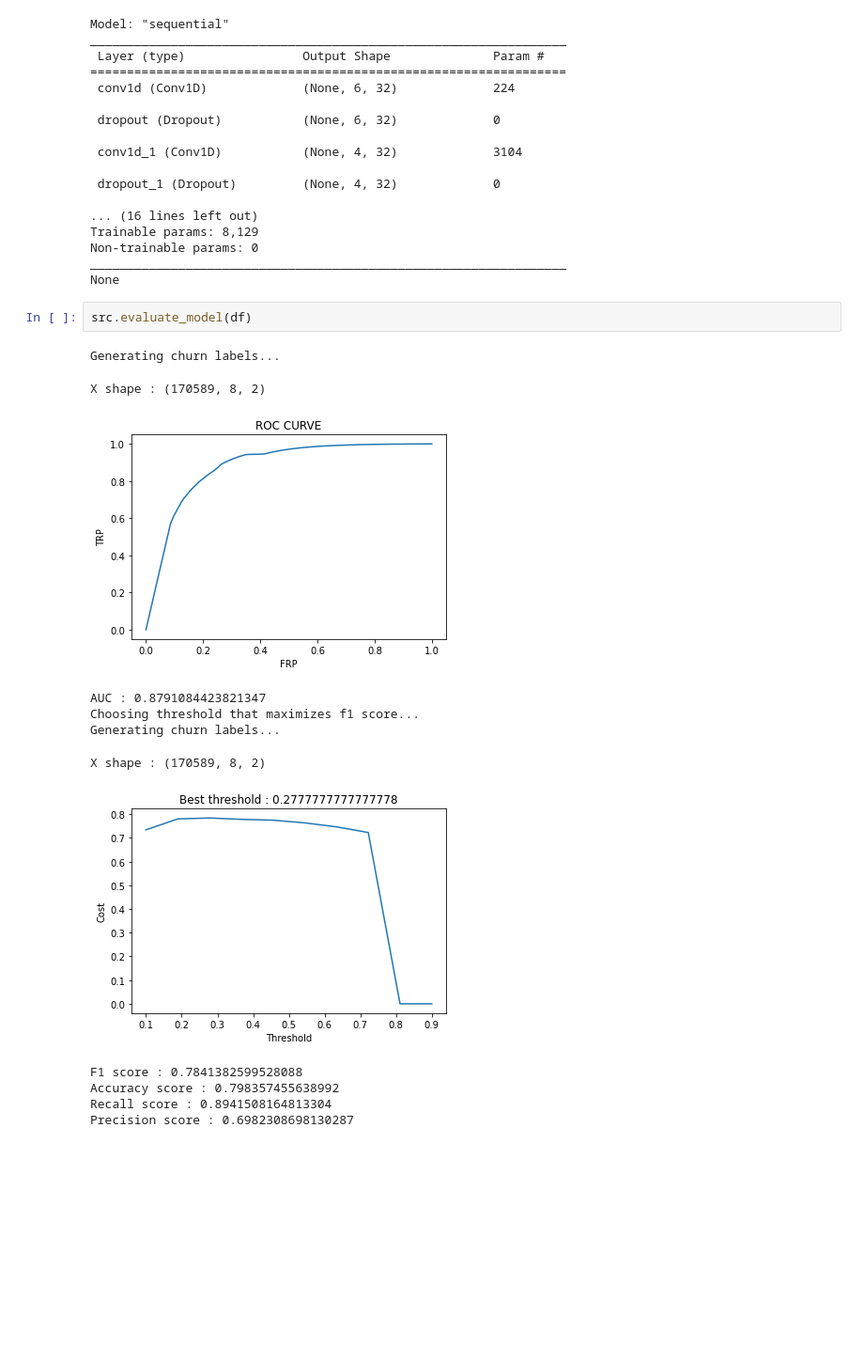
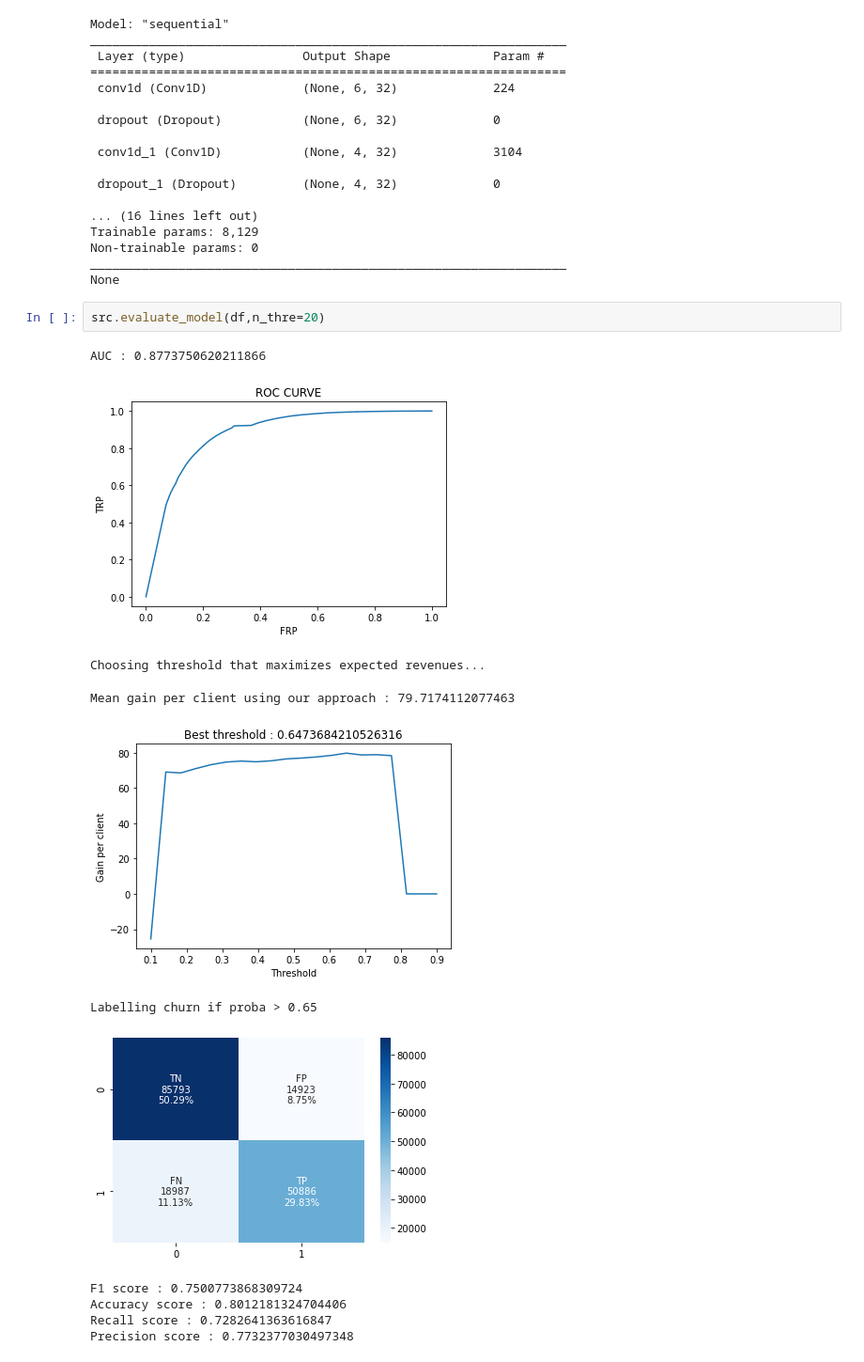
Before and after one commit to TristanPepin/project_bcg, a Jupyter notebook: churn.ipynb, the cells around one changed output. Shown at 94% size. Saved outputs shown, nothing was run; the diff lists cells and outputs as text; blank space fills up the shorter version.

```diff
--- a/churn.ipynb
+++ b/churn.ipynb
@@ -63,17 +68,16 @@ Non-trainable params: 0
 _________________________________________________________________
 None
 # %%
-src.evaluate_model(df)
+src.evaluate_model(df,n_thre=20)
 # %% [output]
-Generating churn labels...
+AUC : 0.8773750620211866
+[figure, new version]
-X shape : (170589, 8, 2)
+Choosing threshold that maximizes expected revenues...
-[figure, old version]
-AUC : 0.8791084423821347
-Choosing threshold that maximizes f1 score...
-Generating churn labels...
+Mean gain per client using our approach : 79.7174112077463
+[figure, new version]
-X shape : (170589, 8, 2)
+Labelling churn if proba > 0.65
-[figure, old version]
+[figure, added]
-F1 score : 0.7841382599528088
-Accuracy score : 0.798357455638992
-Recall score : 0.8941508164813304
-Precision score : 0.6982308698130287
+F1 score : 0.7500773868309724
+Accuracy score : 0.8012181324704406
+Recall score : 0.7282641363616847
+Precision score : 0.7732377030497348
```
Also changed, not shown: parts of 1 cell of this notebook, 6 other files.
